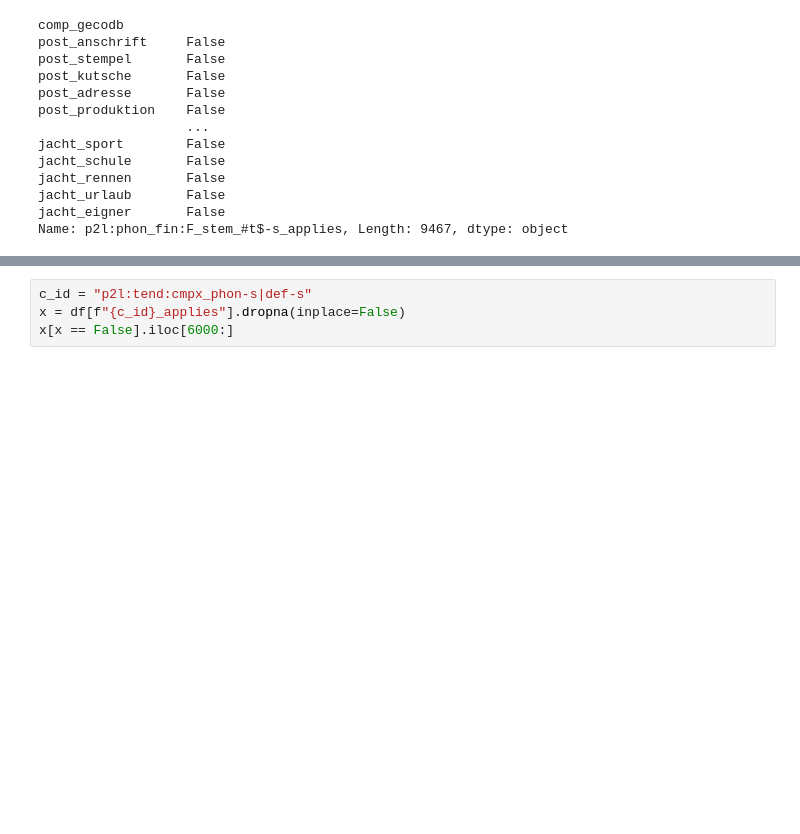
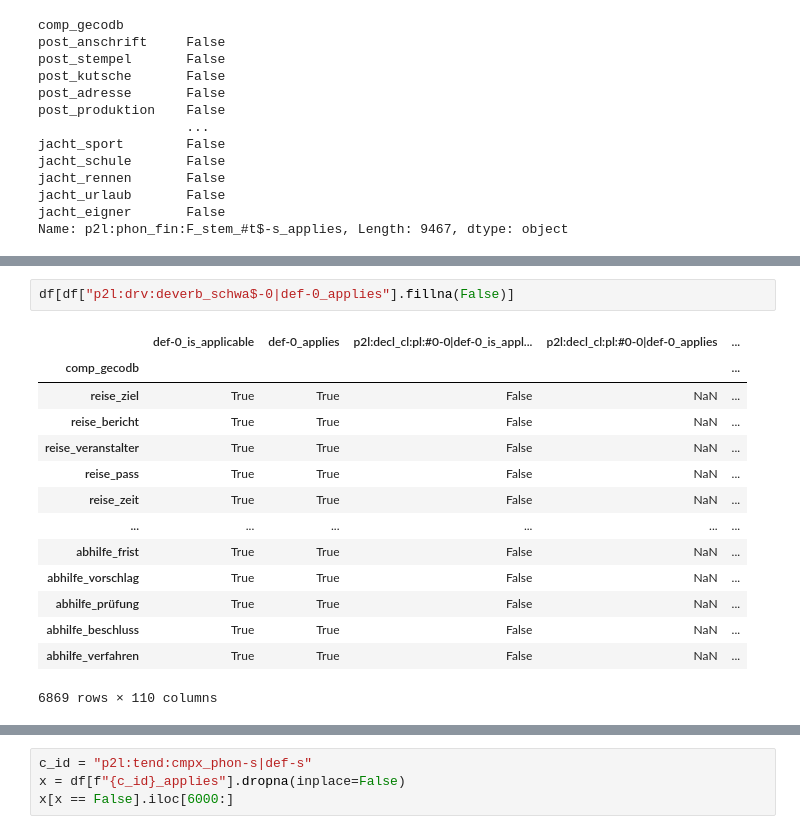
Before and after one commit to maxschmaltz/DieKonstraints, a Jupyter notebook: compounding/constraints/check_applicability/inspect.ipynb, the cells around one changed output, grey strips where cells are left out. Cells and saved outputs as stored; diff of their text form; blank space fills up the shorter version.

```diff
--- a/compounding/constraints/check_applicability/inspect.ipynb
+++ b/compounding/constraints/check_applicability/inspect.ipynb
@@ -72,0 +77,17 @@ Name: p2l:phon_fin:schwa$-en_applies, Length: 11622, dtype: object
+# %%
+df[df["p2l:drv:deverb_schwa$-0|def-0_applies"].fillna(False)]
+# %% [output]
+|  | def-0_is_applicable | def-0_applies | p2l:decl_cl:pl:#0-0|def-0_is_appl... | p2l:decl_cl:pl:#0-0|def-0_applies | ... |
+| comp_gecodb |  |  |  |  | ... |
+| reise_ziel | True | True | False | NaN | ... |
+| reise_bericht | True | True | False | NaN | ... |
+| reise_veranstalter | True | True | False | NaN | ... |
+| reise_pass | True | True | False | NaN | ... |
+| reise_zeit | True | True | False | NaN | ... |
+| ... | ... | ... | ... | ... | ... |
+| abhilfe_frist | True | True | False | NaN | ... |
+| abhilfe_vorschlag | True | True | False | NaN | ... |
+| abhilfe_prüfung | True | True | False | NaN | ... |
+| abhilfe_beschluss | True | True | False | NaN | ... |
+| abhilfe_verfahren | True | True | False | NaN | ... |
+6869 rows × 110 columns
```
Also changed, not shown: parts of 10 cells of this notebook, 1 other file.
